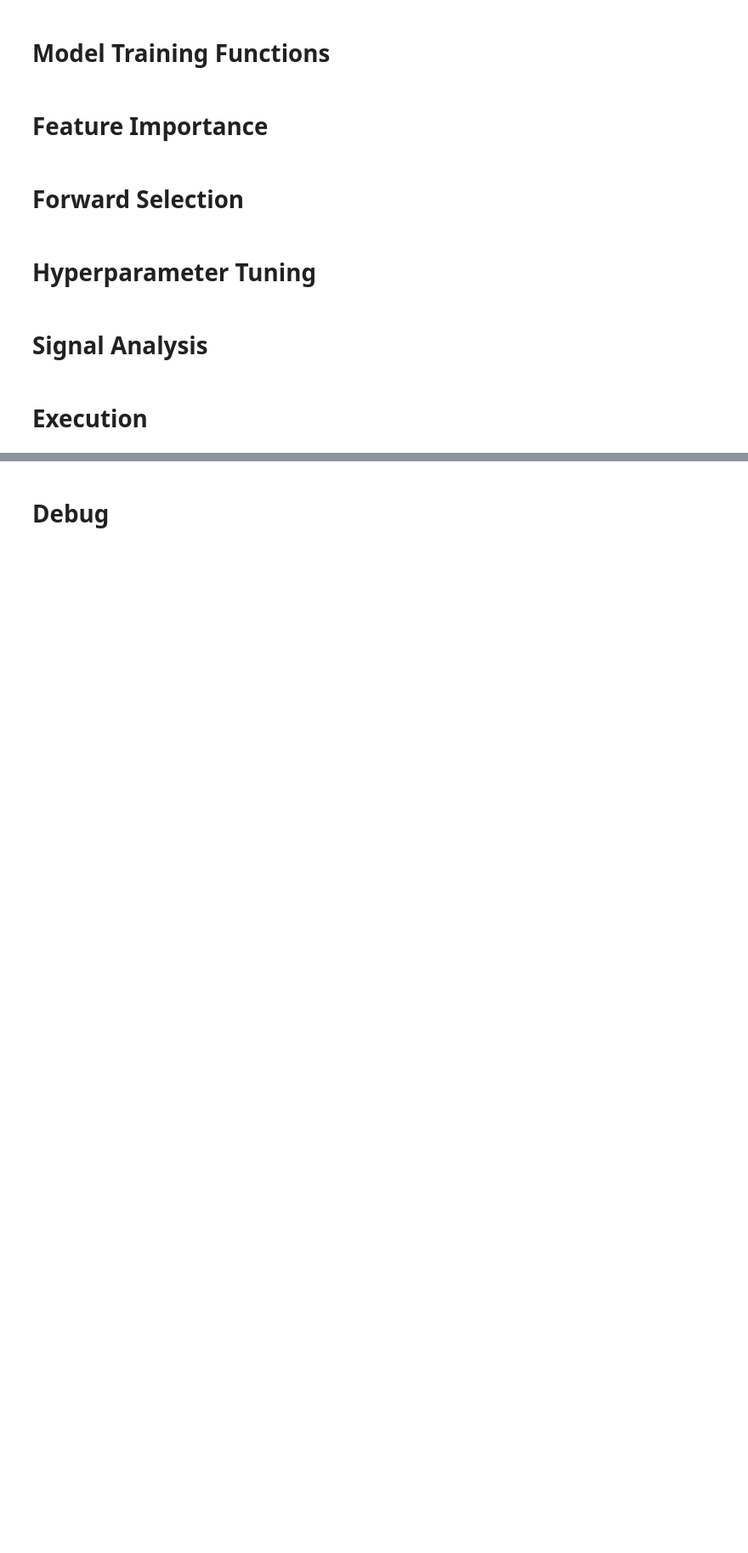
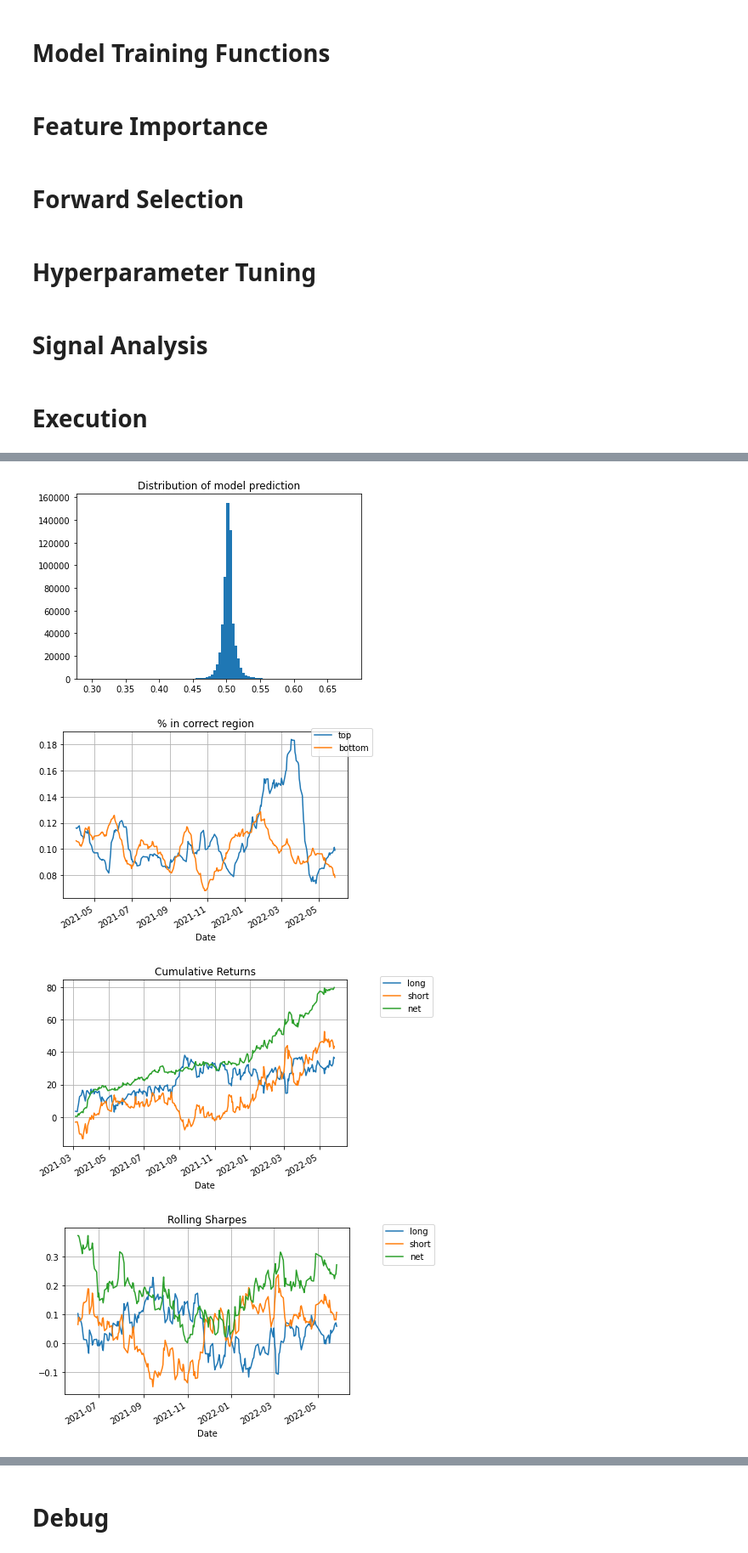
Before and after one commit to calebyung/JPX-Tokyo-Stock-Exchange-Prediction, a Jupyter notebook: jpx-model-lgbm-clf2.ipynb, the cells around one changed output, grey strips where cells are left out. Shown at 85% size. Saved outputs shown, nothing was run; the diff lists cells and outputs as text; code cells hidden in the pictures; blank space fills up the shorter version.

```diff
--- a/jpx-model-lgbm-clf2.ipynb
+++ b/jpx-model-lgbm-clf2.ipynb
@@ -859,0 +822,9 @@ df_pred_val.to_feather('df_pred_val')
+# %%
+'''
+Signal Analysis (before optimization)
+'''
+df_pred_val = pd.concat([x['df_pred_val'] for x in outputs]).reset_index(drop=True)
+df_pred_val = df_pred_val.groupby(['RowId','Date','SecuritiesCode']).mean().reset_index()
+df_pred_val['Rank'] = df_pred_val.groupby('Date').pred_model.rank(method='first', ascending=False).astype(int) - 1
+analyze_signal(df_pred_val)
+# %% [output]
@@ -859,0 +839,4 @@ df_pred_val.to_feather('df_pred_val')
+[figure, added]
+[figure, added]
+[figure, added]
+[figure, added]
```
Also changed, not shown: parts of 13 cells of this notebook.
